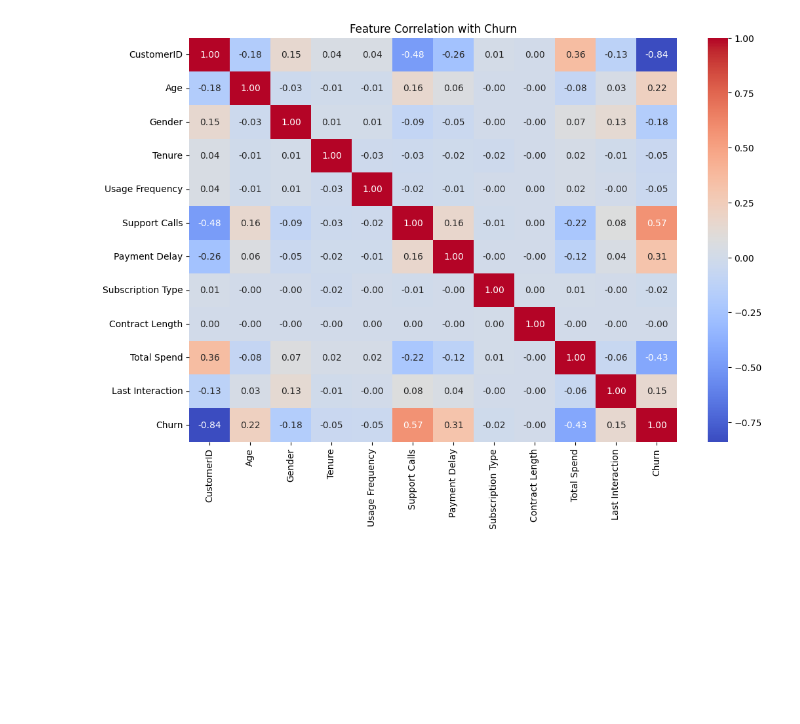
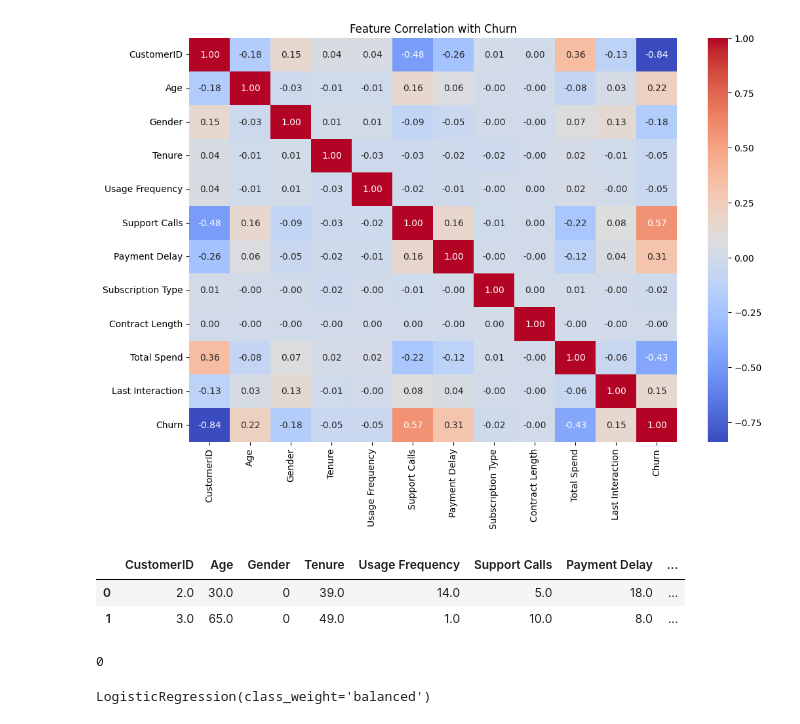
Before and after one commit to prasad1482/Customer-chur-prediction, a Jupyter notebook: 1.ipynb, the cells around one changed output. Saved outputs shown, nothing was run; the diff lists cells and outputs as text; code cells hidden in the pictures; blank space fills up the shorter version.

```diff
--- a/1.ipynb
+++ b/1.ipynb
@@ -74,10 +90,19 @@ sns.kdeplot(data=train, x='Total Spend', hue='Churn', fill=True)
 # %%
 from sklearn.preprocessing import LabelEncoder
 le=LabelEncoder()
-cat_col=['Gender','Subscription Type','Contract Length']
-for col in cat_col:
-    col_mode=train[col].mode()[0] # find mode
-    train[col]=train[col].fillna(col_mode) # fill null with mode
+# Numeric columns
+numeric_cols = ['Age', 'Tenure', 'Usage Frequency', 'Support Calls', 'Payment Delay', 'Total Spend', 'Last Interaction','Churn']
+for col in numeric_cols:
+    median_val = train[col].median()
+    train[col] = train[col].fillna(median_val)
+    test[col] = test[col].fillna(median_val)
+
+# Categorical columns (excluding Churn)
+cat_cols = ['Gender', 'Subscription Type', 'Contract Length']
+for col in cat_cols:
+    mode_val = train[col].mode()[0]
+    train[col] = train[col].fillna(mode_val)
+    test[col] = test[col].fillna(mode_val)
 train['Gender']=le.fit_transform(train['Gender'])
 test['Gender']=le.transform(test['Gender'])
 # %%
@@ -96,3 +121,9 @@ plt.title('Feature Correlation with Churn')
 plt.show()
 # %% [output]
 [figure]
+# %%
+train.head(2)
+# %% [output]
+|  | CustomerID | Age | Gender | Tenure | Usage Frequency | Support Calls | Payment Delay | ... |
+| 0 | 2.0 | 30.0 | 0 | 39.0 | 14.0 | 5.0 | 18.0 | ... |
+| 1 | 3.0 | 65.0 | 0 | 49.0 | 1.0 | 10.0 | 8.0 | ... |
@@ -98,0 +143,10 @@ plt.show()
+# %%
+y_train.isnull().sum()
+# %% [output]
+0
+# %%
+from sklearn.linear_model import LogisticRegression
+lr = LogisticRegression(class_weight='balanced')
+lr.fit(x_train_scaled, y_train)
+# %% [output]
+LogisticRegression(class_weight='balanced')
```
Also changed, not shown: parts of 17 cells of this notebook.
